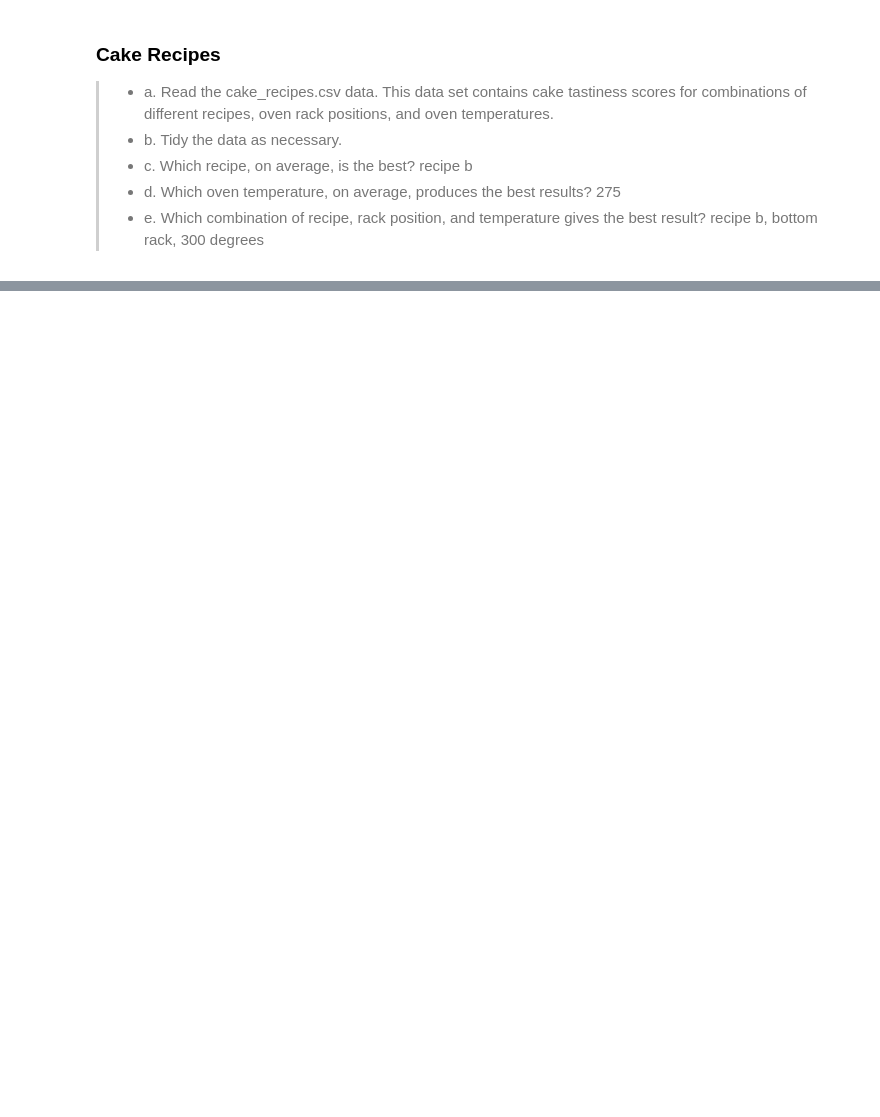
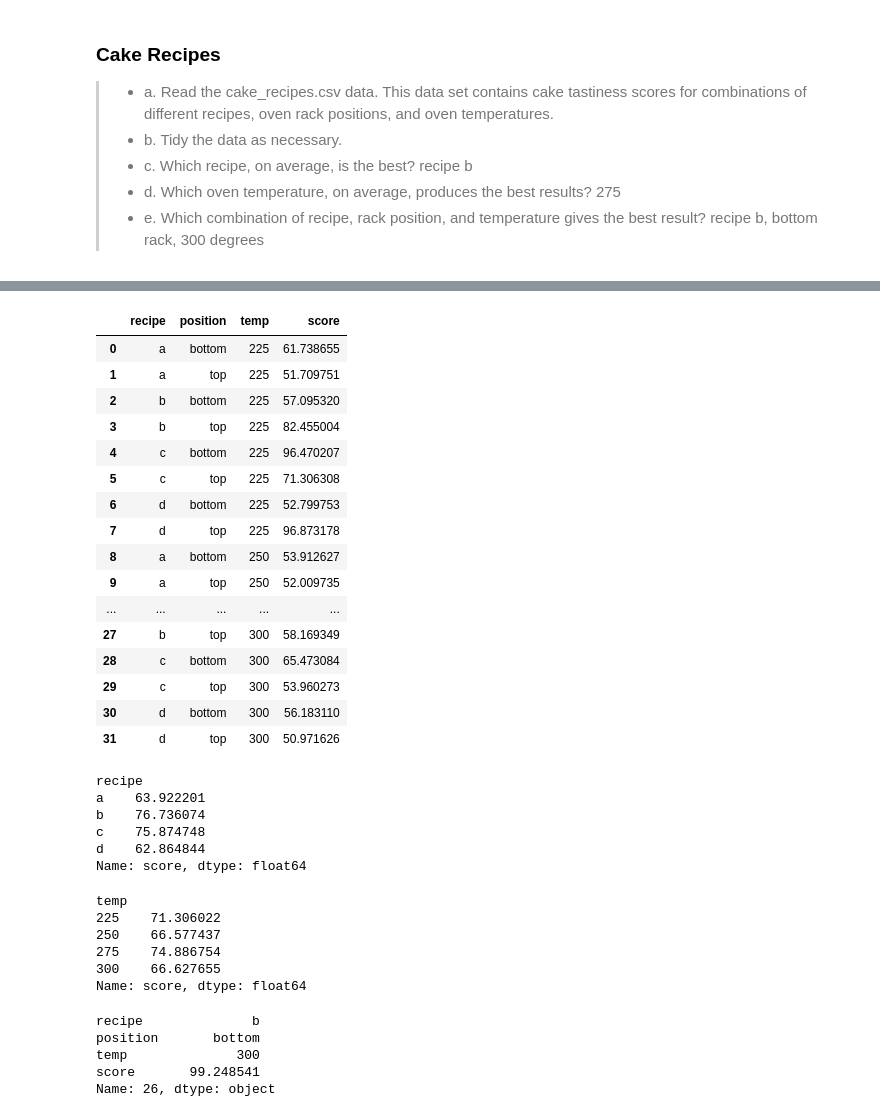
Before and after one commit to JaredVahle/classification-exercises, a Jupyter notebook: tidy_data.ipynb, the cells around one changed output, grey strips where cells are left out. Drawn from its saved outputs; the diff is of its cells as text; code cells hidden in the pictures; blank space fills up the shorter version.

Commit message:
pushing tidy data

```diff
--- a/tidy_data.ipynb
+++ b/tidy_data.ipynb
@@ -31,3 +115,6 @@ df_attendance
 >- c. Which recipe, on average, is the best? recipe b
 >- d. Which oven temperature, on average, produces the best results? 275
 >- e. Which combination of recipe, rack position, and temperature gives the best result? recipe b, bottom rack, 300 degrees
+# %%
+df_cake = pd.read_csv("/Users/jaredvahle/CodeUp-Datascience/classification-exercises/untidy-data/cake_recipes.csv")
+df_cake.head()
@@ -33,0 +128,44 @@ df_attendance
+# %%
+df_cake[["recipe","position"]] = df_cake["recipe:position"].str.split(":",expand = True)
+df_cake.drop(columns = "recipe:position",inplace = True)
+# %%
+df_cake = df_cake.melt(id_vars = ["recipe","position"],var_name = "temp",value_name = "score")
+df_cake
+# %% [output]
+|  | recipe | position | temp | score |
+| 0 | a | bottom | 225 | 61.738655 |
+| 1 | a | top | 225 | 51.709751 |
+| 2 | b | bottom | 225 | 57.095320 |
+| 3 | b | top | 225 | 82.455004 |
+| 4 | c | bottom | 225 | 96.470207 |
+| 5 | c | top | 225 | 71.306308 |
+| 6 | d | bottom | 225 | 52.799753 |
+| 7 | d | top | 225 | 96.873178 |
+| 8 | a | bottom | 250 | 53.912627 |
+| 9 | a | top | 250 | 52.009735 |
+| ... | ... | ... | ... | ... |
+| 27 | b | top | 300 | 58.169349 |
+| 28 | c | bottom | 300 | 65.473084 |
+| 29 | c | top | 300 | 53.960273 |
+| 30 | d | bottom | 300 | 56.183110 |
+| 31 | d | top | 300 | 50.971626 |
+# %%
+df_cake.groupby("recipe").score.mean()
+#The best recipe is B
+# %% [output]
+recipe
+a    63.922201
+b    76.736074
+c    75.874748
+d    62.864844
+Name: score, dtype: float64
+# %%
+df_cake.groupby("temp").score.mean()
+#The best temp is 275
+# %% [output]
+temp
+225    71.306022
+250    66.577437
+275    74.886754
+300    66.627655
+Name: score, dtype: float64
@@ -33,0 +174,8 @@ df_attendance
+# %%
+df_cake.iloc[position]
+# %% [output]
+recipe              b
+position       bottom
+temp              300
+score       99.248541
+Name: 26, dtype: object
```
Also changed, not shown: parts of 11 cells of this notebook.
